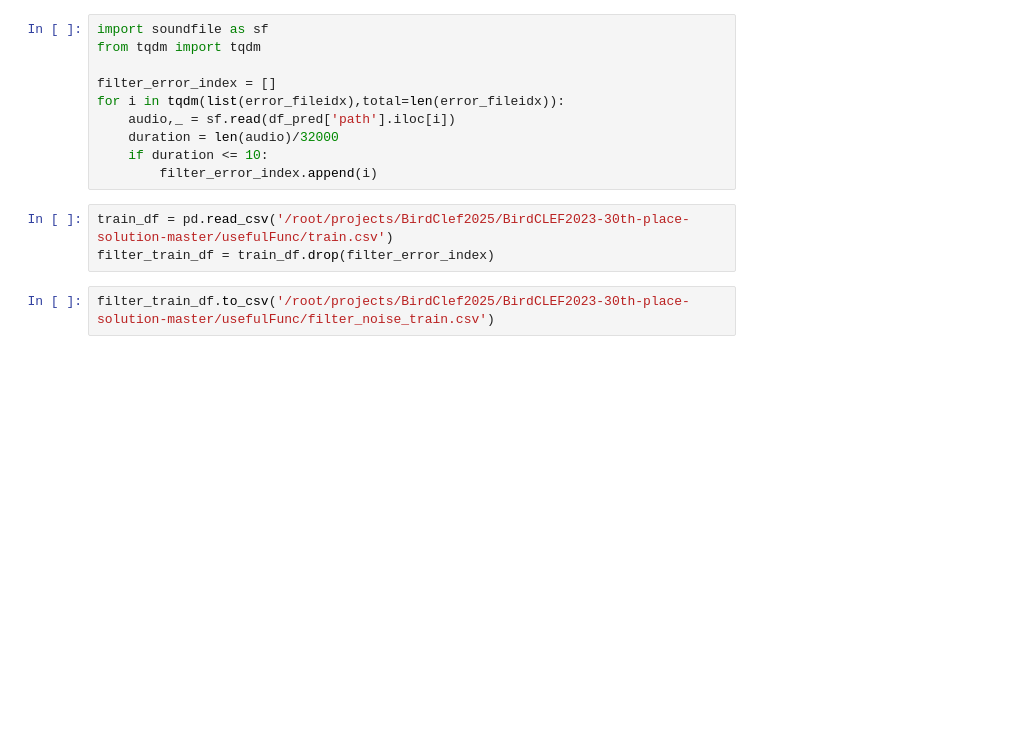
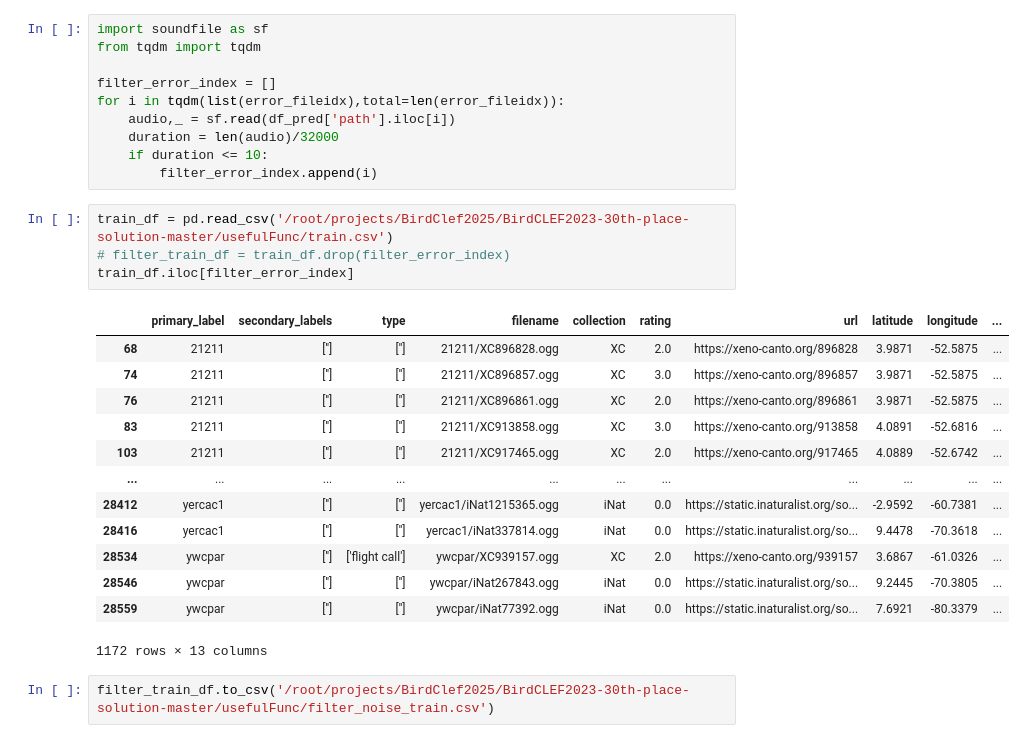
Before and after one commit to StarrySky-SHT/BirdClef2025-8thSol, a Jupyter notebook: usefulFunc/testauc.ipynb, the cells around one changed output. Drawn from its saved outputs; the diff is of its cells as text; blank space fills up the shorter version.

```diff
--- a/usefulFunc/testauc.ipynb
+++ b/usefulFunc/testauc.ipynb
@@ -292,6 +360,21 @@ for i in tqdm(list(error_fileidx),total=len(error_fileidx)):
         filter_error_index.append(i)
 # %%
 train_df = pd.read_csv('/root/projects/BirdClef2025/BirdCLEF2023-30th-place-solution-master/usefulFunc/train.csv')
-filter_train_df = train_df.drop(filter_error_index)
+# filter_train_df = train_df.drop(filter_error_index)
+train_df.iloc[filter_error_index]
+# %% [output]
+|  | primary_label | secondary_labels | type | filename | collection | rating | url | latitude | longitude | ... |
+| 68 | 21211 | [''] | [''] | 21211/XC896828.ogg | XC | 2.0 | https://xeno-canto.org/896828 | 3.9871 | -52.5875 | ... |
+| 74 | 21211 | [''] | [''] | 21211/XC896857.ogg | XC | 3.0 | https://xeno-canto.org/896857 | 3.9871 | -52.5875 | ... |
+| 76 | 21211 | [''] | [''] | 21211/XC896861.ogg | XC | 2.0 | https://xeno-canto.org/896861 | 3.9871 | -52.5875 | ... |
+| 83 | 21211 | [''] | [''] | 21211/XC913858.ogg | XC | 3.0 | https://xeno-canto.org/913858 | 4.0891 | -52.6816 | ... |
+| 103 | 21211 | [''] | [''] | 21211/XC917465.ogg | XC | 2.0 | https://xeno-canto.org/917465 | 4.0889 | -52.6742 | ... |
+| ... | ... | ... | ... | ... | ... | ... | ... | ... | ... | ... |
+| 28412 | yercac1 | [''] | [''] | yercac1/iNat1215365.ogg | iNat | 0.0 | https://static.inaturalist.org/so... | -2.9592 | -60.7381 | ... |
+| 28416 | yercac1 | [''] | [''] | yercac1/iNat337814.ogg | iNat | 0.0 | https://static.inaturalist.org/so... | 9.4478 | -70.3618 | ... |
+| 28534 | ywcpar | [''] | ['flight call'] | ywcpar/XC939157.ogg | XC | 2.0 | https://xeno-canto.org/939157 | 3.6867 | -61.0326 | ... |
+| 28546 | ywcpar | [''] | [''] | ywcpar/iNat267843.ogg | iNat | 0.0 | https://static.inaturalist.org/so... | 9.2445 | -70.3805 | ... |
+| 28559 | ywcpar | [''] | [''] | ywcpar/iNat77392.ogg | iNat | 0.0 | https://static.inaturalist.org/so... | 7.6921 | -80.3379 | ... |
+1172 rows × 13 columns
 # %%
 filter_train_df.to_csv('/root/projects/BirdClef2025/BirdCLEF2023-30th-place-solution-master/usefulFunc/filter_noise_train.csv')
```
Also changed, not shown: parts of 29 cells of this notebook, 36 other files.
